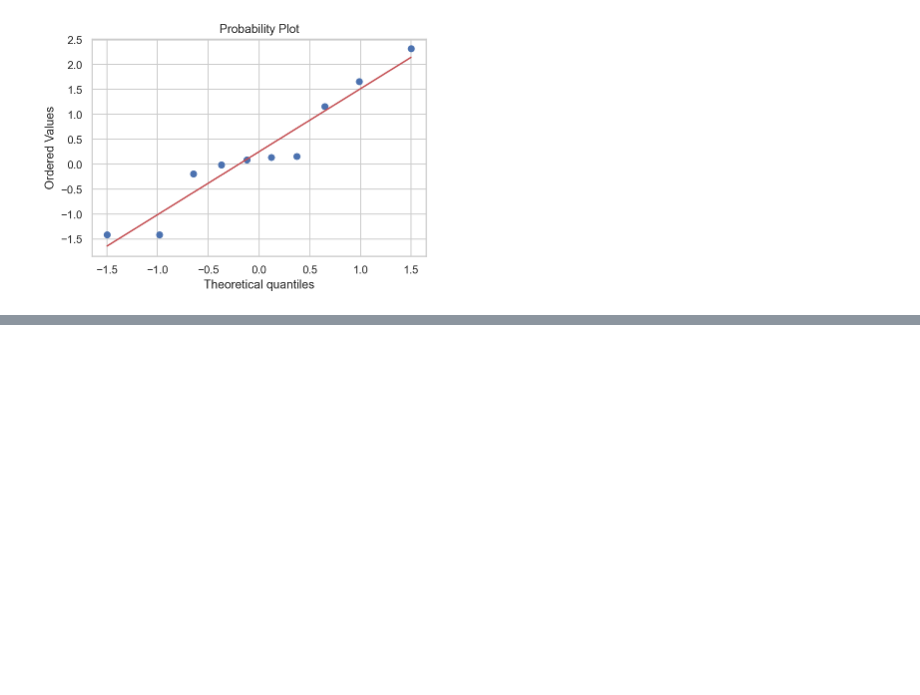
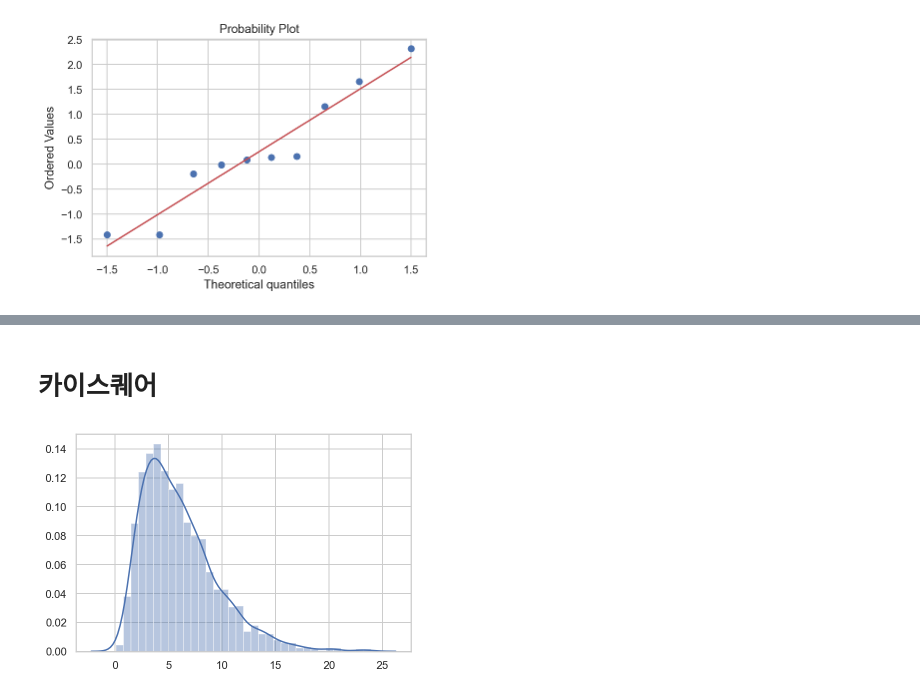
Before and after one commit to KIMS-Github/TIL_, a Jupyter notebook: math/Day12_Probability/Continuous_Random_Variation.ipynb, the cells around one changed output, grey strips where cells are left out. Drawn from its saved outputs; the diff is of its cells as text; code cells hidden in the pictures; blank space fills up the shorter version.

```diff
--- a/math/Day12_Probability/Continuous_Random_Variation.ipynb
+++ b/math/Day12_Probability/Continuous_Random_Variation.ipynb
@@ -72,0 +104,11 @@ plt.show()
+# %% [markdown]
+# 카이스퀘어
+# %%
+N = 6
+M = 2000
+x = rv.rvs((N, M))
+t = (x ** 2).sum(axis=0)
+sns.distplot(t)
+plt.show()
+# %% [output]
+[figure, added]
```
Also changed, not shown: parts of 10 cells of this notebook, 1 other file.
